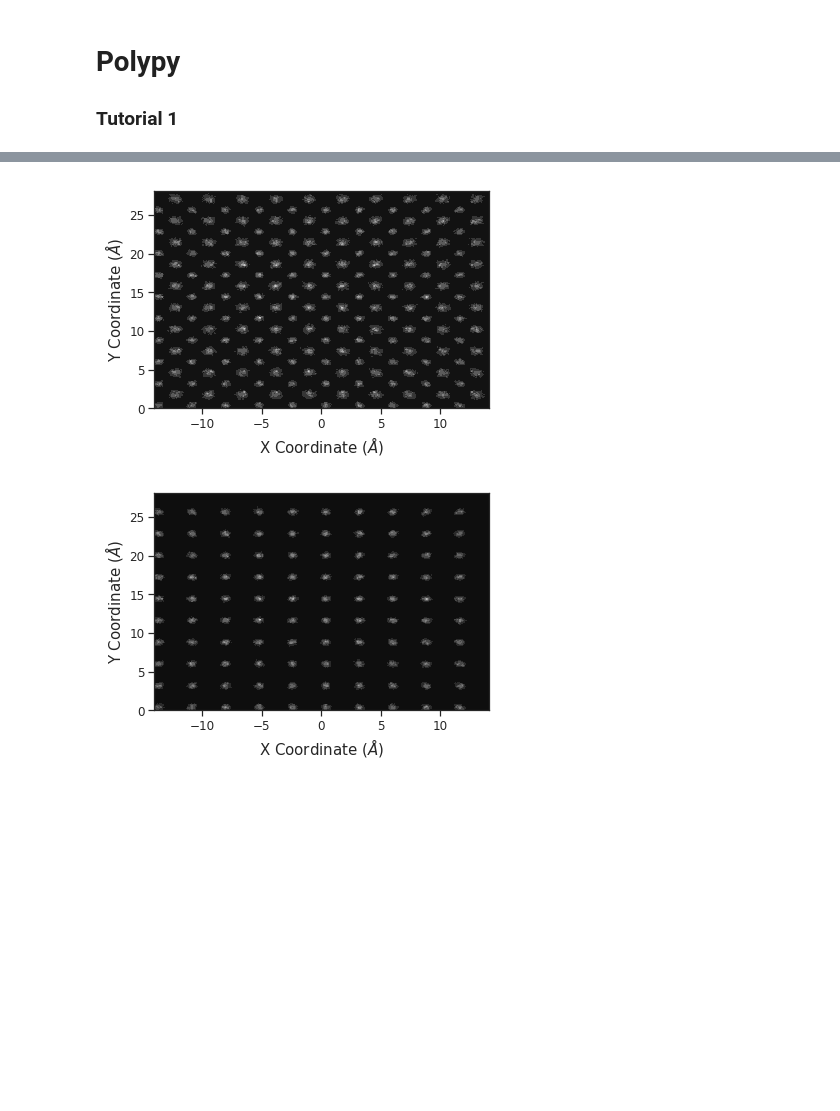
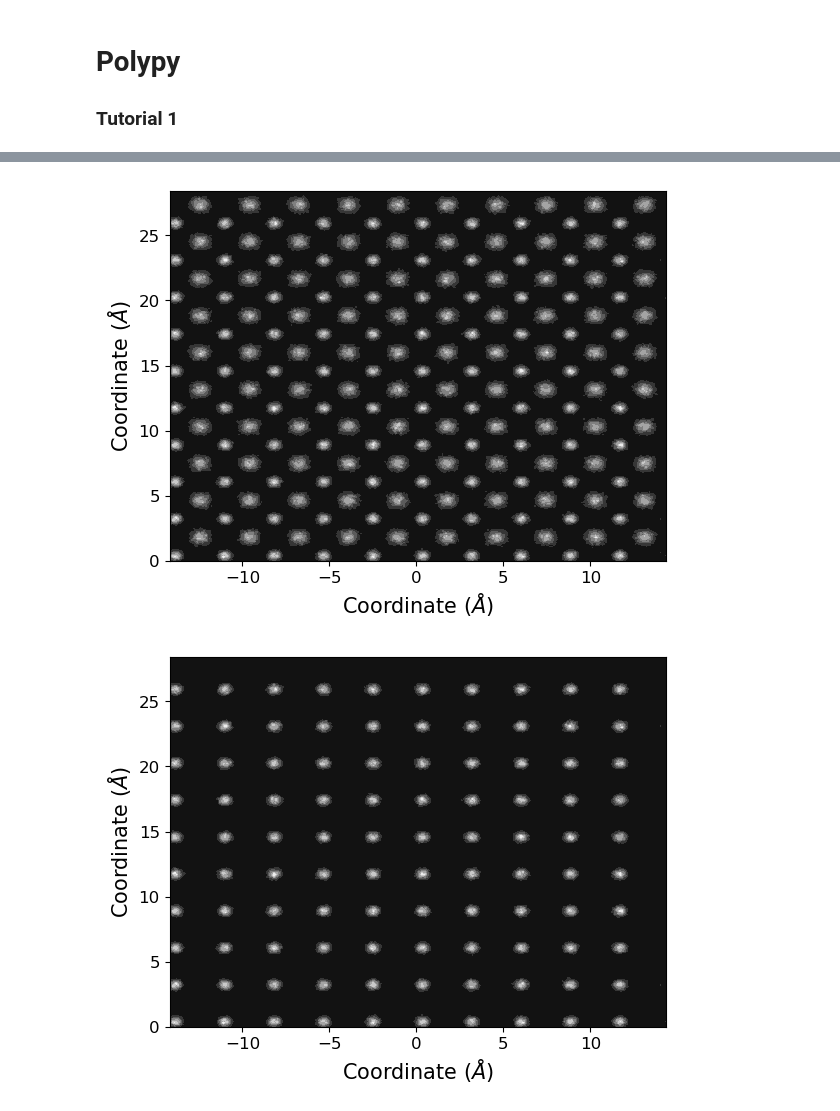
Before and after one commit to symmy596/Polypy, a Jupyter notebook: examples/Density.ipynb, the cells around one changed output, grey strips where cells are left out. Saved outputs shown, nothing was run; the diff lists cells and outputs as text; code cells hidden in the pictures; blank space fills up the shorter version.

```diff
--- a/examples/Density.ipynb
+++ b/examples/Density.ipynb
@@ -6,12 +6,9 @@
 from polypy import read as rd
 from polypy import density as Dens
 from polypy import utils as ut
+from polypy import write as wr
 import numpy as np
 import matplotlib.pyplot as plt
-import seaborn as sns
-sns.set(style="white")
-sns.palette="tab10"
-sns.set_style("ticks")
 # %%
 timestep = 0.25
 data = rd.read_history("example_data/HISTORY", ["CA", "F"])
@@ -72,9 +60,13 @@ plt.show()
 # %%
 # 5) Two Dimensional Density Plot
 
 tx, ty, tz = total_density.two_dimensional_density(box=0.1)
 cx, cy, cz = ca_density.two_dimensional_density(box=0.1)
 fx, fy, fz = f_density.two_dimensional_density(box=0.1)
+
+wr.two_dimensional_density_plot(tx, ty, tz)
+wr.two_dimensional_density_plot(cx, cy, cz)
+wr.two_dimensional_density_plot(fx, fy, fz)
 # %% [output]
-[figure, old version]
+[figure, new version]
-[figure, old version]
+[figure, new version]
```
Also changed, not shown: parts of 7 cells of this notebook, 3 other files.
